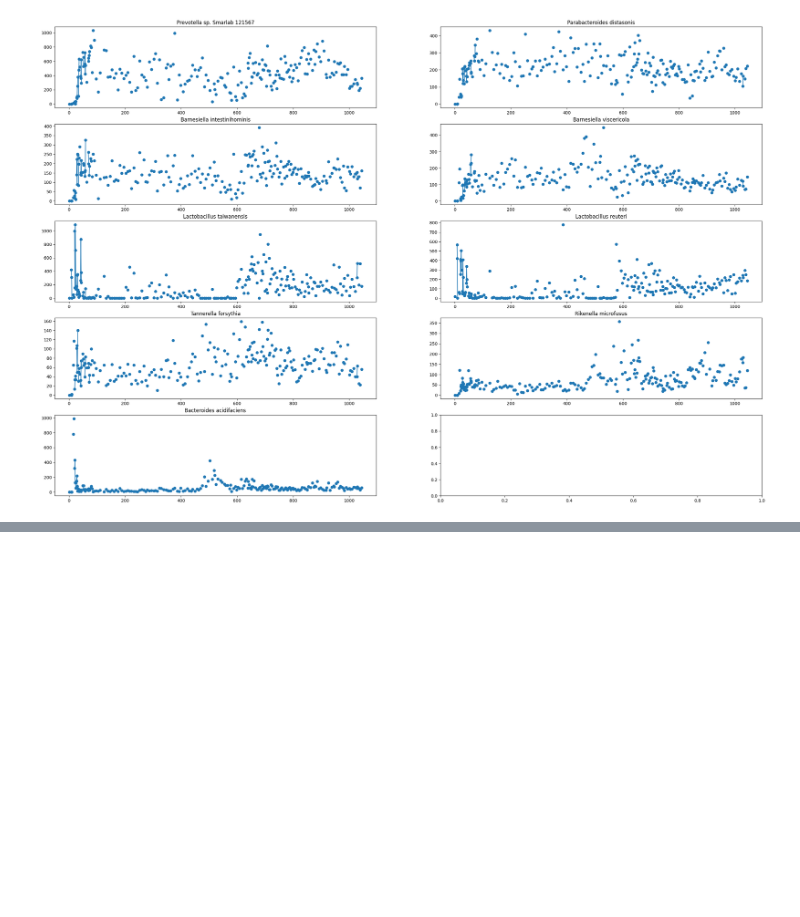
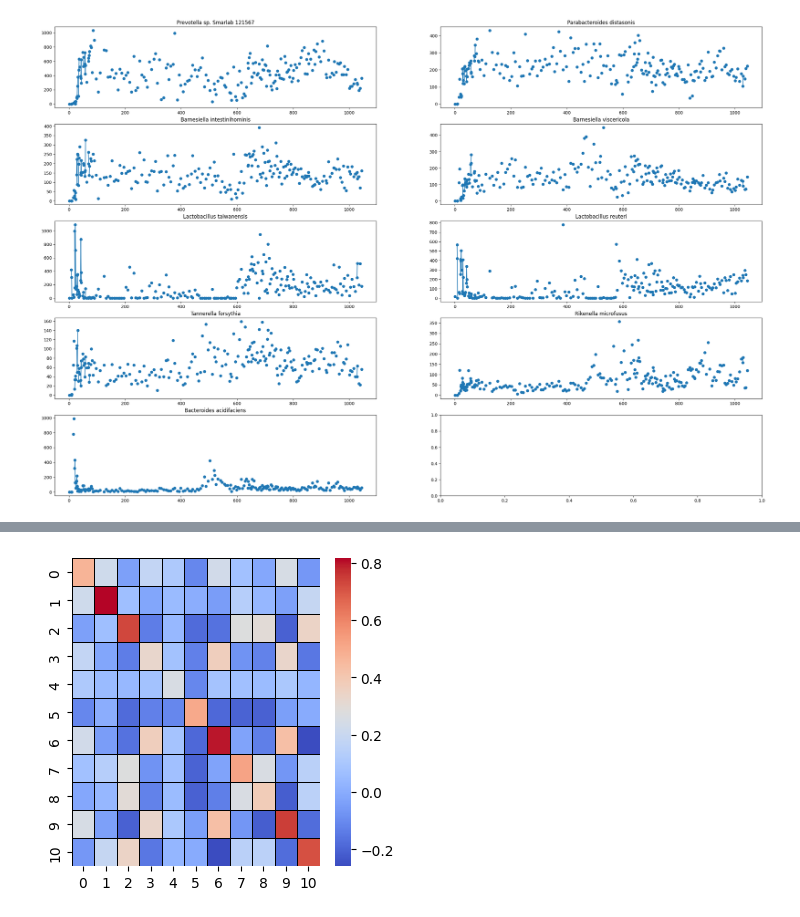
Before and after one commit to miriamzara/LCPA_project, a Jupyter notebook: new_analyisis_miriam.ipynb, the cells around one changed output, grey strips where cells are left out. Cells and saved outputs as stored; diff of their text form; code cells hidden in the pictures; blank space fills up the shorter version.

```diff
--- a/new_analyisis_miriam.ipynb
+++ b/new_analyisis_miriam.ipynb
@@ -433,0 +495,13 @@ plt.scatter(times, df['Prevotella sp. Smarlab 121567'])
+# %%
+df = pd.read_csv("Data/by_mouse_transposed/mouse_1_transposed.csv")
+genera = np.unique(list(mapping.values()))
+
+bool_mask =  np.full(len(genera), False, dtype=bool)
+for i,genus in enumerate(genera):
+    _, num_species = species_list(genus)
+    if num_species > 1:
+        bool_mask[i] = True
+
+populated_genera = genera[bool_mask]
+print(len(populated_genera), "/", len(genera))
+print(populated_genera)
@@ -433,0 +512,24 @@ plt.scatter(times, df['Prevotella sp. Smarlab 121567'])
+# %%
+genera = populated_genera
+mean_correlation = np.zeros(shape = (len(genera), len(genera)))
+
+
+from functools import lru_cache
+@lru_cache(maxsize=None)
+def cached_genus_corr(g1, g2):
+    return genus_corr(g1, g2)
+
+
+for i, genus_a in enumerate(genera):
+    for j in range(i + 1, len(genera)):
+        genus_b = genera[j]
+        corr = cached_genus_corr(genus_a, genus_b)
+        val = np.mean(corr) if corr is not None else np.nan
+        mean_correlation[i, j] = val
+        mean_correlation[j, i] = val
+
+
+for i, genus in enumerate(genera):
+    corr = cached_genus_corr(genus, genus)
+    val = np.mean(corr) if corr is not None else np.nan
+    mean_correlation[i, i] = val
@@ -433,0 +554,6 @@ plt.scatter(times, df['Prevotella sp. Smarlab 121567'])
+# %%
+plt.figure(figsize=(4, 4))
+sns.heatmap(mean_correlation, annot=False, cmap='coolwarm', linecolor = "black", linewidths=0.5, cbar=True)
+plt.show()
+# %% [output]
+[figure, added]
```
Also changed, not shown: parts of 9 cells of this notebook.
